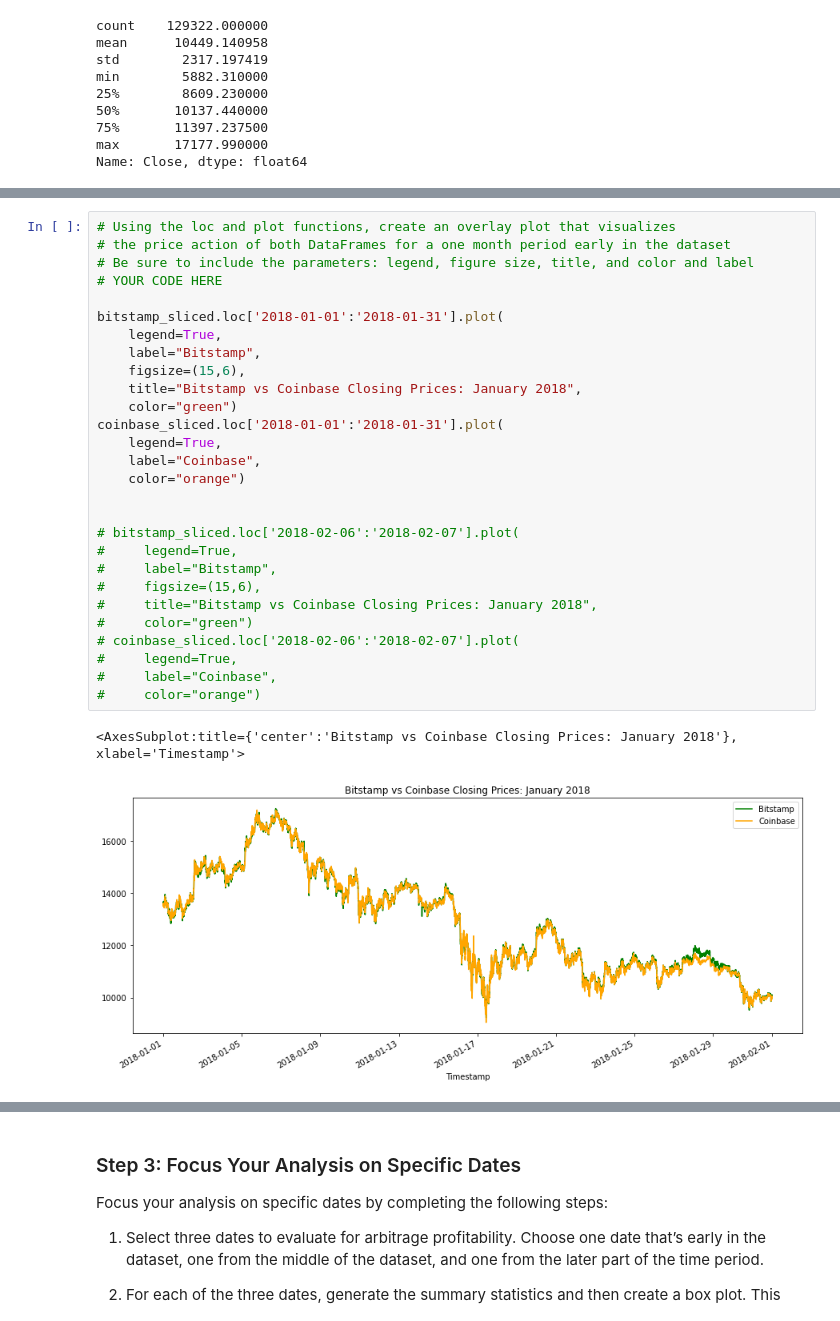
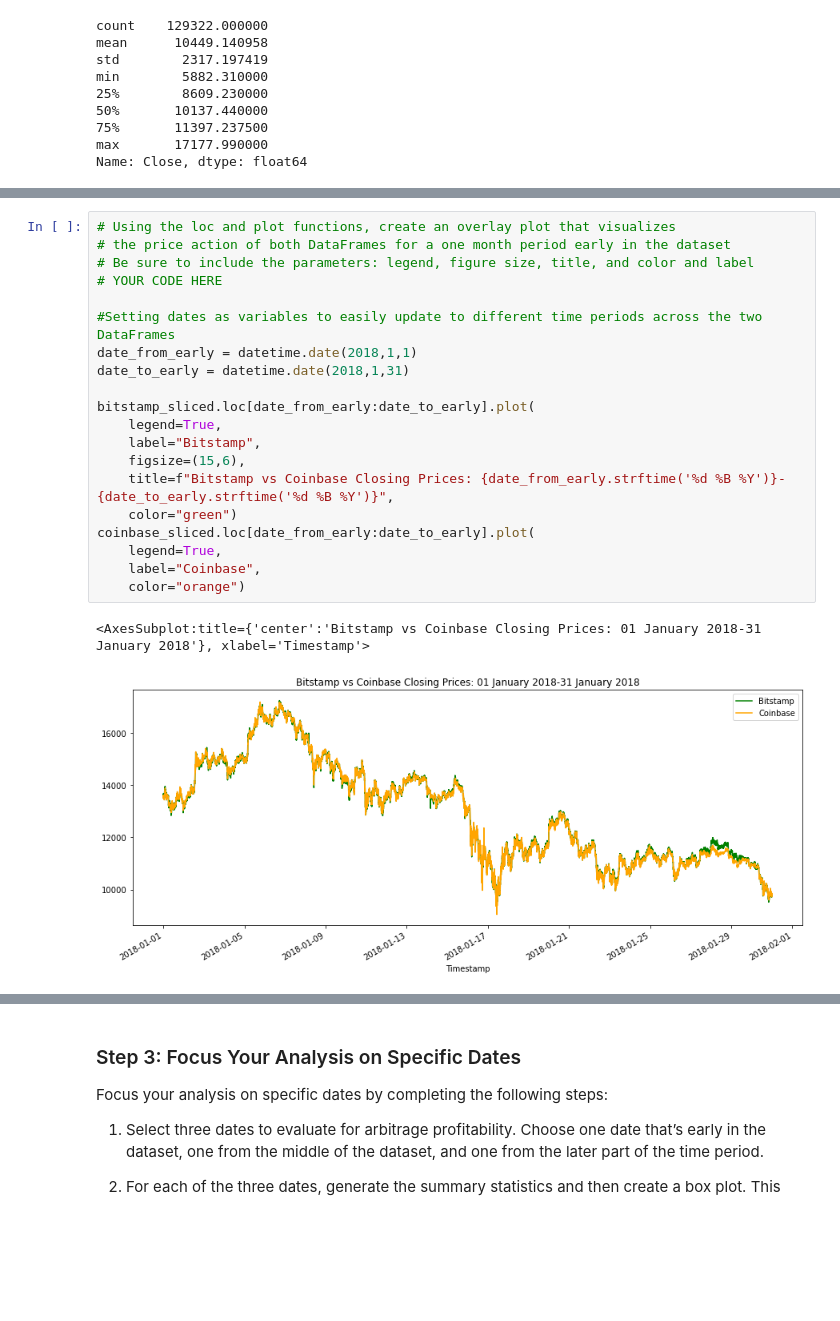
Before and after one commit to tnmercer/fintechbootcamp, a Jupyter notebook: Module_3_Challenge/Starter_Code/crypto_arbitrage.ipynb, the cells around one changed output, grey strips where cells are left out. Drawn from its saved outputs; the diff is of its cells as text; blank space fills up the shorter version.

```diff
--- a/Module_3_Challenge/Starter_Code/crypto_arbitrage.ipynb
+++ b/Module_3_Challenge/Starter_Code/crypto_arbitrage.ipynb
@@ -267,34 +358,26 @@ coinbase_sliced.plot(
 # %%
 # Using the loc and plot functions, create an overlay plot that visualizes
 # the price action of both DataFrames for a one month period early in the dataset
 # Be sure to include the parameters: legend, figure size, title, and color and label
 # YOUR CODE HERE
 
-bitstamp_sliced.loc['2018-01-01':'2018-01-31'].plot(
+#Setting dates as variables to easily update to different time periods across the two DataFrames
+date_from_early = datetime.date(2018,1,1)
+date_to_early = datetime.date(2018,1,31)
+
+bitstamp_sliced.loc[date_from_early:date_to_early].plot(
     legend=True,
     label="Bitstamp",
     figsize=(15,6),
-    title="Bitstamp vs Coinbase Closing Prices: January 2018",
+    title=f"Bitstamp vs Coinbase Closing Prices: {date_from_early.strftime('%d %B %Y')}-{date_to_early.strftime('%d %B %Y')}",
     color="green")
-coinbase_sliced.loc['2018-01-01':'2018-01-31'].plot(
+coinbase_sliced.loc[date_from_early:date_to_early].plot(
     legend=True,
     label="Coinbase",
     color="orange")
-
-
-# bitstamp_sliced.loc['2018-02-06':'2018-02-07'].plot(
-#     legend=True,
-#     label="Bitstamp",
-#     figsize=(15,6),
-#     title="Bitstamp vs Coinbase Closing Prices: January 2018",
-#     color="green")
-# coinbase_sliced.loc['2018-02-06':'2018-02-07'].plot(
-#     legend=True,
-#     label="Coinbase",
-#     color="orange")
 # %% [output]
-<AxesSubplot:title={'center':'Bitstamp vs Coinbase Closing Prices: January 2018'}, xlabel='Timestamp'>
+<AxesSubplot:title={'center':'Bitstamp vs Coinbase Closing Prices: 01 January 2018-31 January 2018'}, xlabel='Timestamp'>
-[figure, old version]
+[figure, new version]
 # %%
 # Using the loc and plot functions, create an overlay plot that visualizes
 # the price action of both DataFrames for a one month period later in the dataset
```
Also changed, not shown: parts of 31 cells of this notebook, 1 other file.
